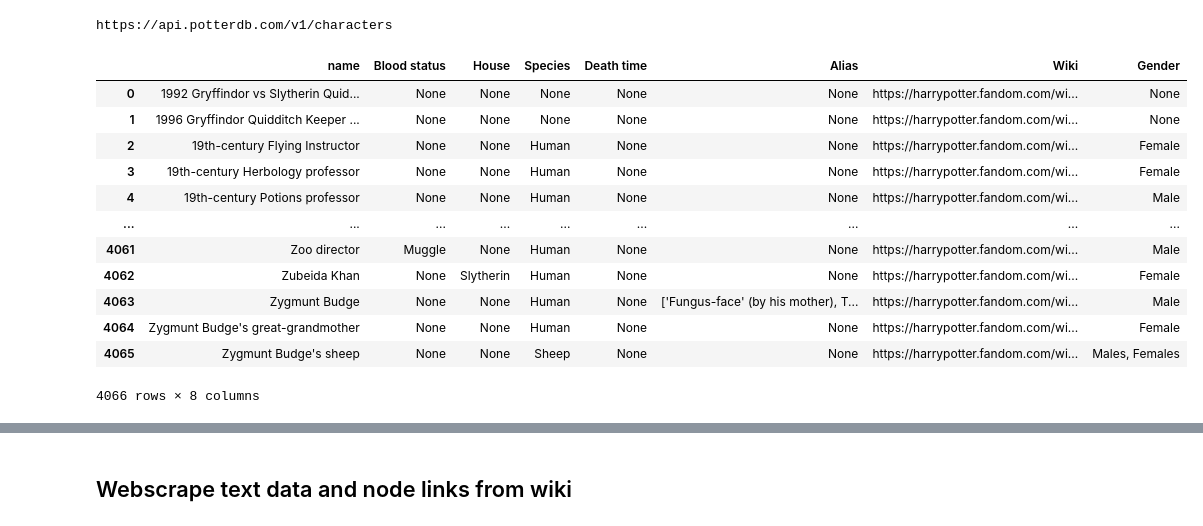
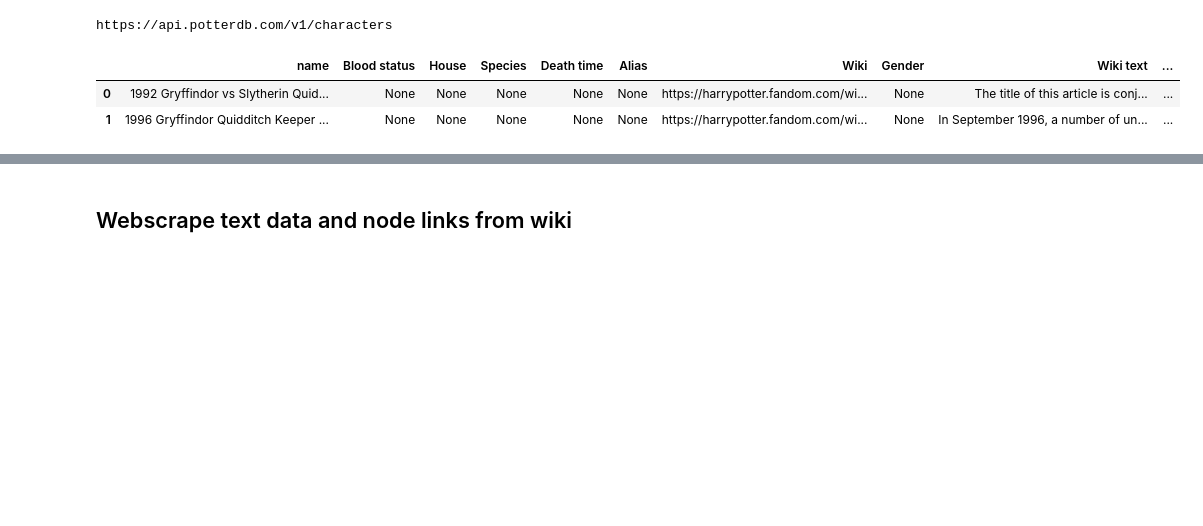
Before and after one commit to fridamariejoergensen/CSS_project, a Jupyter notebook: Explainer_Notebook.ipynb, the cells around one changed output, grey strips where cells are left out. Saved outputs shown, nothing was run; the diff lists cells and outputs as text; code cells hidden in the pictures; blank space fills up the shorter version.

```diff
--- a/Explainer_Notebook.ipynb
+++ b/Explainer_Notebook.ipynb
@@ -158,18 +158,8 @@ df_data = pd.DataFrame.from_dict(all_data, orient='index')
 # %% [output]
 https://api.potterdb.com/v1/characters
 # %%
-df_data
+df_data.head(2)
 # %% [output]
-|  | name | Blood status | House | Species | Death time | Alias | Wiki | Gender |
-| 0 | 1992 Gryffindor vs Slytherin Quid... | None | None | None | None | None | https://harrypotter.fandom.com/wi... | None |
-| 1 | 1996 Gryffindor Quidditch Keeper ... | None | None | None | None | None | https://harrypotter.fandom.com/wi... | None |
-| 2 | 19th-century Flying Instructor | None | None | Human | None | None | https://harrypotter.fandom.com/wi... | Female |
-| 3 | 19th-century Herbology professor | None | None | Human | None | None | https://harrypotter.fandom.com/wi... | Female |
-| 4 | 19th-century Potions professor | None | None | Human | None | None | https://harrypotter.fandom.com/wi... | Male |
-| ... | ... | ... | ... | ... | ... | ... | ... | ... |
-| 4061 | Zoo director | Muggle | None | Human | None | None | https://harrypotter.fandom.com/wi... | Male |
-| 4062 | Zubeida Khan | None | Slytherin | Human | None | None | https://harrypotter.fandom.com/wi... | Female |
-| 4063 | Zygmunt Budge | None | None | Human | None | ['Fungus-face' (by his mother), T... | https://harrypotter.fandom.com/wi... | Male |
-| 4064 | Zygmunt Budge's great-grandmother | None | None | Human | None | None | https://harrypotter.fandom.com/wi... | Female |
-| 4065 | Zygmunt Budge's sheep | None | None | Sheep | None | None | https://harrypotter.fandom.com/wi... | Males, Females |
+|  | name | Blood status | House | Species | Death time | Alias | Wiki | Gender | Wiki text | ... |
+| 0 | 1992 Gryffindor vs Slytherin Quid... | None | None | None | None | None | https://harrypotter.fandom.com/wi... | None | The title of this article is conj... | ... |
+| 1 | 1996 Gryffindor Quidditch Keeper ... | None | None | None | None | None | https://harrypotter.fandom.com/wi... | None | In September 1996, a number of un... | ... |
-4066 rows × 8 columns
```
Also changed, not shown: parts of 15 cells of this notebook.
